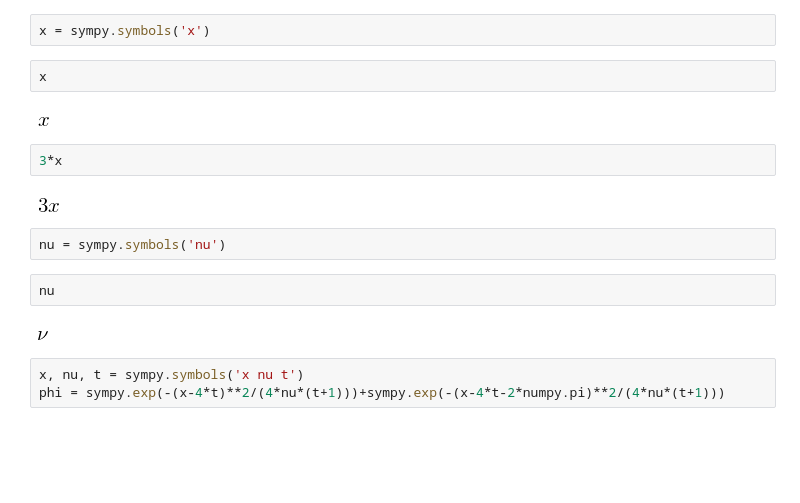
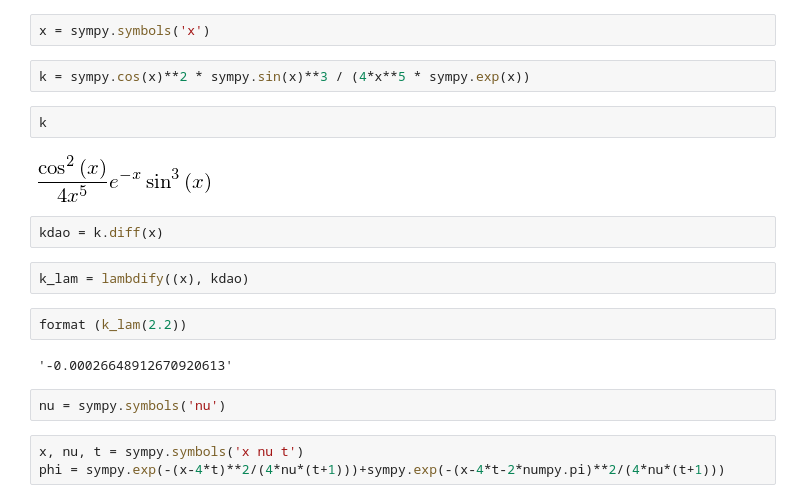
Before and after one commit to iamisrapel/MAE6286, a Jupyter notebook: 0204.ipynb, the cells around one changed output. Drawn from its saved outputs; the diff is of its cells as text; blank space fills up the shorter version.

```diff
--- a/0204.ipynb
+++ b/0204.ipynb
@@ -11,20 +11,22 @@ from sympy import init_printing
 init_printing()
 # %%
 x = sympy.symbols('x')
-# %%
-x
-# %% [output]
-[figure, removed]
-# %%
-3*x
-# %% [output]
-[figure, removed]
+# %%
+k = sympy.cos(x)**2 * sympy.sin(x)**3 / (4*x**5 * sympy.exp(x))
+# %%
+k
+# %% [output]
+[figure, added]
+# %%
+kdao = k.diff(x)
+# %%
+k_lam = lambdify((x), kdao)
+# %%
+format (k_lam(2.2))
+# %% [output]
+'-0.00026648912670920613'
 # %%
 nu = sympy.symbols('nu')
-# %%
-nu
-# %% [output]
-[figure, removed]
 # %%
 x, nu, t = sympy.symbols('x nu t')
 phi = sympy.exp(-(x-4*t)**2/(4*nu*(t+1)))+sympy.exp(-(x-4*t-2*numpy.pi)**2/(4*nu*(t+1)))
```
